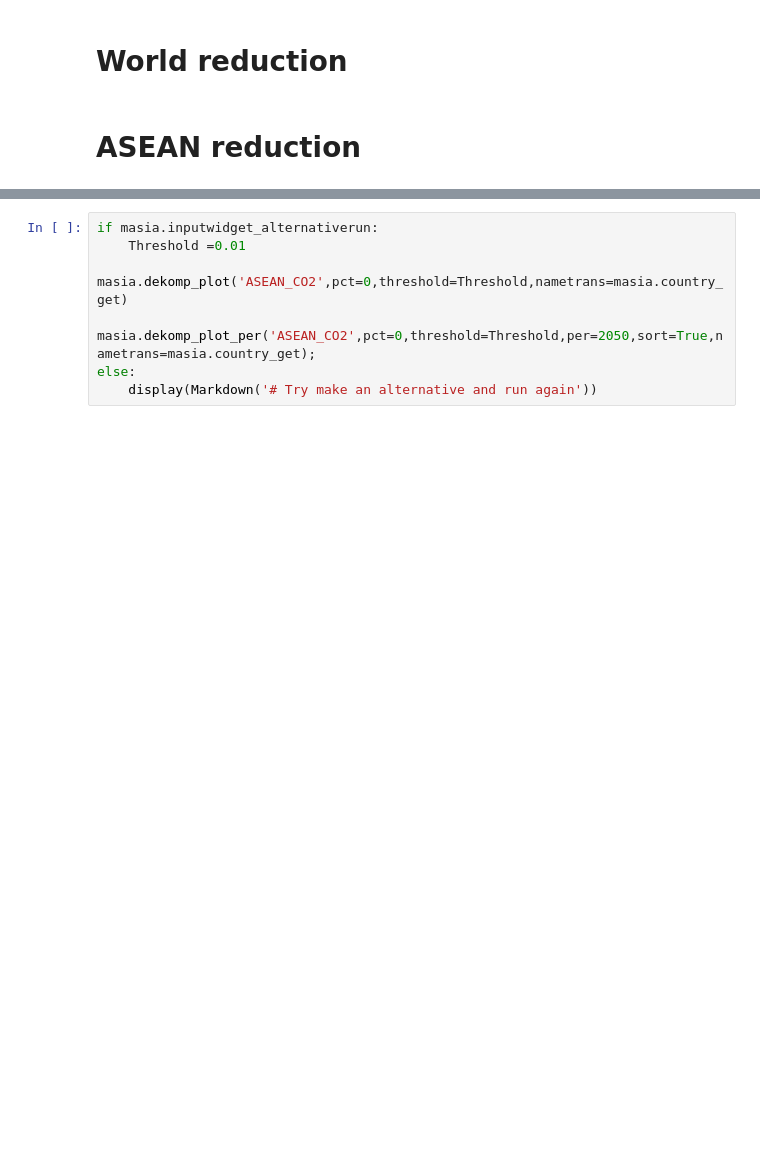
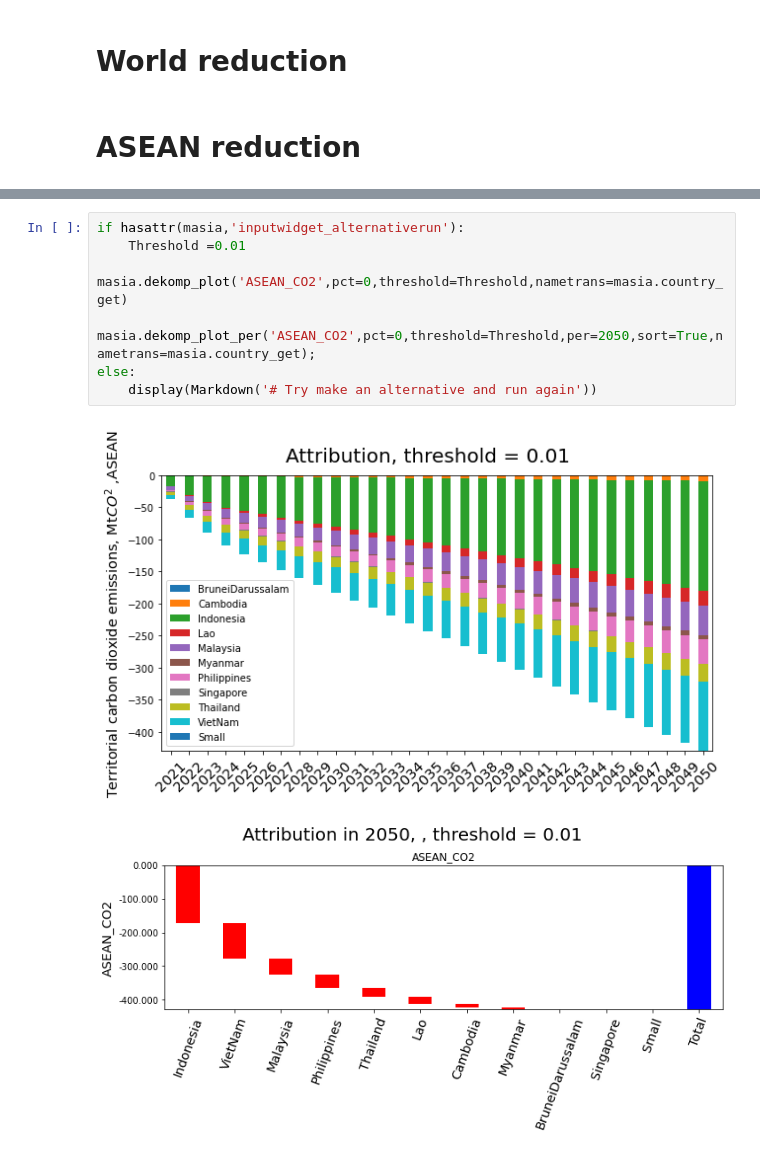
Before and after one commit to IbHansen/UNESCAP-Asia, a Jupyter notebook: Asia/Carbon tax experiments.ipynb, the cells around one changed output, grey strips where cells are left out. Saved outputs shown, nothing was run; the diff lists cells and outputs as text; blank space fills up the shorter version.

```diff
--- a/Asia/Carbon tax experiments.ipynb
+++ b/Asia/Carbon tax experiments.ipynb
@@ -133,7 +148,10 @@ else:
 # %%
-if masia.inputwidget_alternativerun:
+if hasattr(masia,'inputwidget_alternativerun'):
     Threshold =0.01
     masia.dekomp_plot('ASEAN_CO2',pct=0,threshold=Threshold,nametrans=masia.country_get)
     masia.dekomp_plot_per('ASEAN_CO2',pct=0,threshold=Threshold,per=2050,sort=True,nametrans=masia.country_get);
 else:
     display(Markdown('# Try make an alternative and run again'))
+# %% [output]
+[figure, added]
+[figure, added]
```
Also changed, not shown: parts of 9 cells of this notebook, 8 other files.
